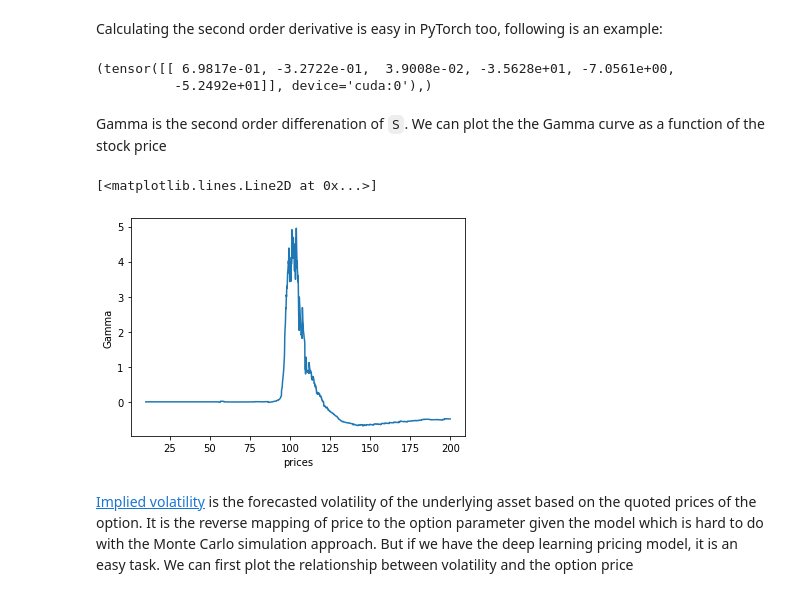
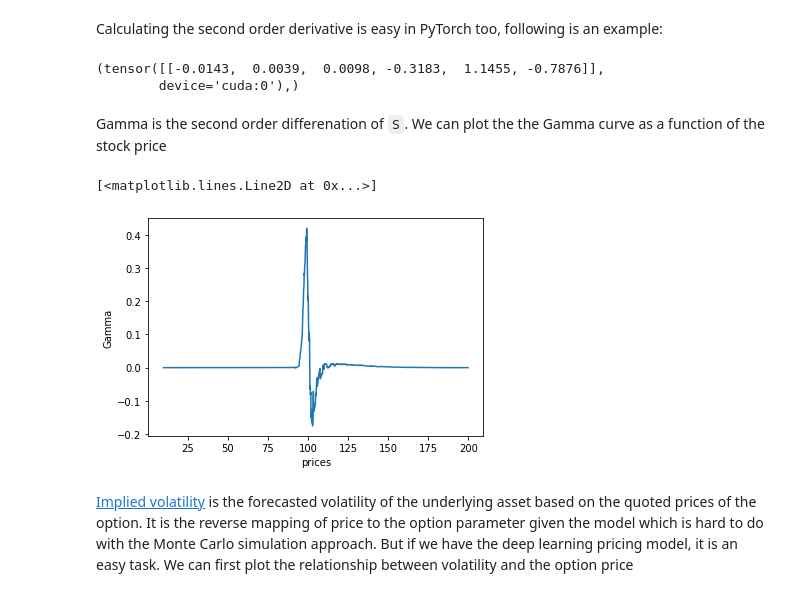
Before and after one commit to NVIDIA/fsi-samples, a Jupyter notebook: notebooks/asian_barrier_option/deep_learning_option_2.ipynb, the cells around one changed output. Drawn from its saved outputs; the diff is of its cells as text; code cells hidden in the pictures.

```diff
--- a/notebooks/asian_barrier_option/deep_learning_option_2.ipynb
+++ b/notebooks/asian_barrier_option/deep_learning_option_2.ipynb
@@ -473,35 +473,35 @@ x = model(inputs)
 # instead of using loss.backward(), use torch.autograd.grad() to compute gradients
 # https://pytorch.org/docs/stable/autograd.html#torch.autograd.grad
 loss_grads = grad(x, inputs, create_graph=True)
-drv = grad(loss_grads[0], inputs, torch.ones_like(loss_grads[0]) )
+drv = grad(loss_grads[0][0][2], inputs)
 drv
 # %% [output]
-(tensor([[ 6.9817e-01, -3.2722e-01,  3.9008e-02, -3.5628e+01, -7.0561e+00,
-          -5.2492e+01]], device='cuda:0'),)
+(tensor([[-0.0143,  0.0039,  0.0098, -0.3183,  1.1455, -0.7876]],
+        device='cuda:0'),)
 # %% [markdown]
 Gamma is the second order differenation of `S`. We can plot the the Gamma curve as a function of the stock price
 # %%
 import pylab
 import numpy as np
 def compute_gamma(S):
     inputs = torch.tensor([[110.0, 100.0, S, 0.35, 0.1, 0.05]]).cuda()
     inputs.requires_grad = True
     x = model(inputs)
     loss_grads = grad(x, inputs, create_graph=True)
-    drv = grad(loss_grads[0], inputs, torch.ones_like(loss_grads[0]) )
+    drv = grad(loss_grads[0][0][2], inputs)
     return drv[0][0][2]
 
 prices = np.arange(10, 200, 0.1)
 deltas = []
 for p in prices:
     deltas.append(compute_gamma(p).item())
 fig2 = pylab.plot(prices, deltas)
 pylab.xlabel('prices')
 pylab.ylabel('Gamma')
 fig2
 # %% [output]
 [<matplotlib.lines.Line2D at 0x...>]
-[figure, old version]
+[figure, new version]
 # %% [markdown]
 [Implied volatility](https://en.wikipedia.org/wiki/Implied_volatility) is the forecasted volatility of the underlying asset based on the quoted prices of the option. It is the reverse mapping of price to the option parameter given the model which is hard to do with the Monte Carlo simulation approach. But if we have the deep learning pricing model, it is an easy task. We can first plot the relationship between volatility and the option price
 # %%
```
